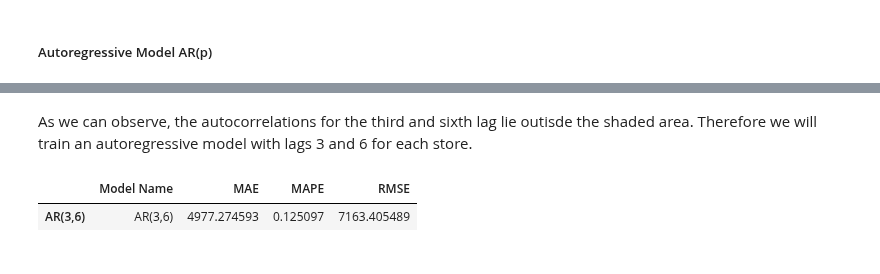
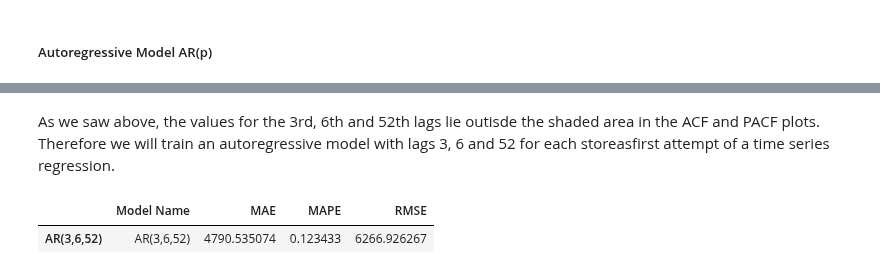
Before and after one commit to xaviermondragon/rossmann, a Jupyter notebook: notebooks/5_weekly_modelling_time_series.ipynb, the cells around one changed output, grey strips where cells are left out. Cells and saved outputs as stored; diff of their text form; code cells hidden in the pictures.

Commit message:
Autoregression model.

```diff
--- a/notebooks/5_weekly_modelling_time_series.ipynb
+++ b/notebooks/5_weekly_modelling_time_series.ipynb
@@ -159,2 +182,5 @@ Take differences to stabilize the mean?
+# %%
+# log scale once again
+y_train['Sales'] = np.log1p(y_train['Sales'])
 # %% [markdown]
 ##### Autoregressive Model AR(p)
@@ -179,5 +187,5 @@ plot_acf(global_train, zero=False);
 # %% [markdown]
-As we can observe, the autocorrelations for the third and sixth lag lie outisde the shaded area. Therefore we will train an autoregressive model with lags 3 and 6 for each store.
+As we saw above, the values for the 3rd, 6th and 52th lags lie outisde the shaded area in the ACF and PACF plots. Therefore we will train an autoregressive model with lags 3, 6 and 52 for each storeasfirst attempt of a time series regression.
 # %%
 # revert to single index on date
 y_train_1 = y_train.reset_index(level=[0])
@@ -206,7 +214,7 @@ for s in np.sort(y_train_1['Store'].unique()):
 y_ar_test = pd.concat(y_ar_test_list)
 y_ar_pred = pd.concat(y_ar_pred_list)
 # %%
-error_table('AR(3,6)', np.expm1(y_ar_test), np.expm1(y_ar_pred))
+error_table('AR(3,6,52)', np.expm1(y_ar_test), np.expm1(y_ar_pred))
 # %% [output]
 |  | Model Name | MAE | MAPE | RMSE |
-| AR(3,6) | AR(3,6) | 4977.274593 | 0.125097 | 7163.405489 |
+| AR(3,6,52) | AR(3,6,52) | 4790.535074 | 0.123433 | 6266.926267 |
```
Also changed, not shown: parts of 34 cells of this notebook.
